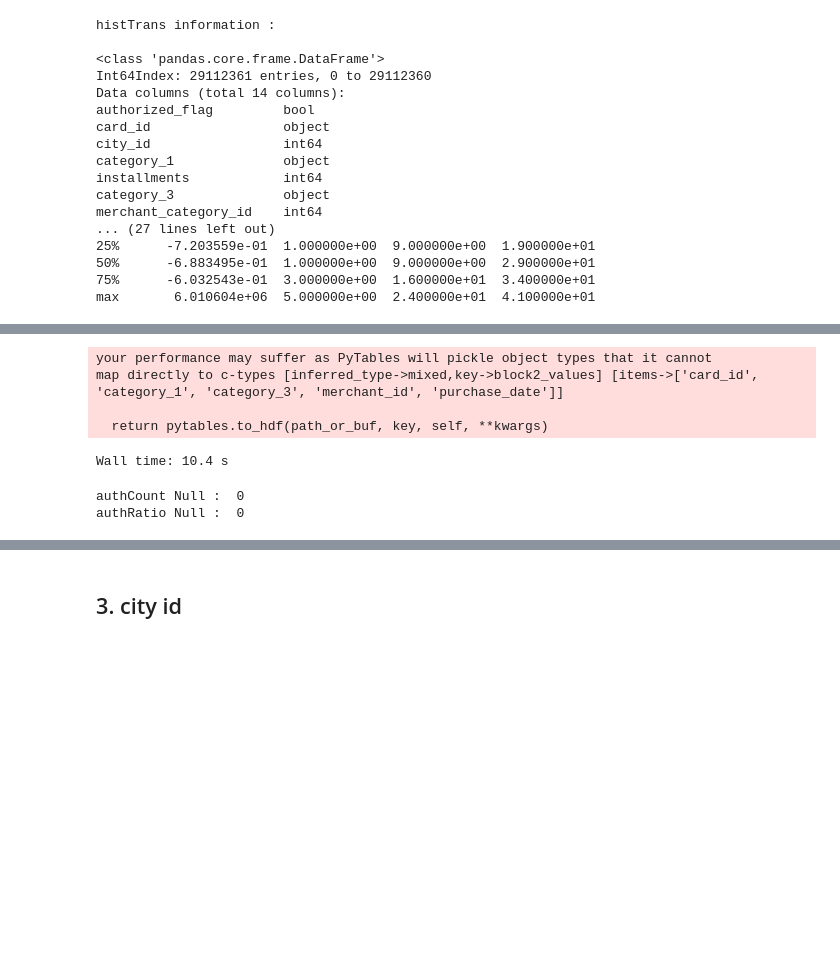
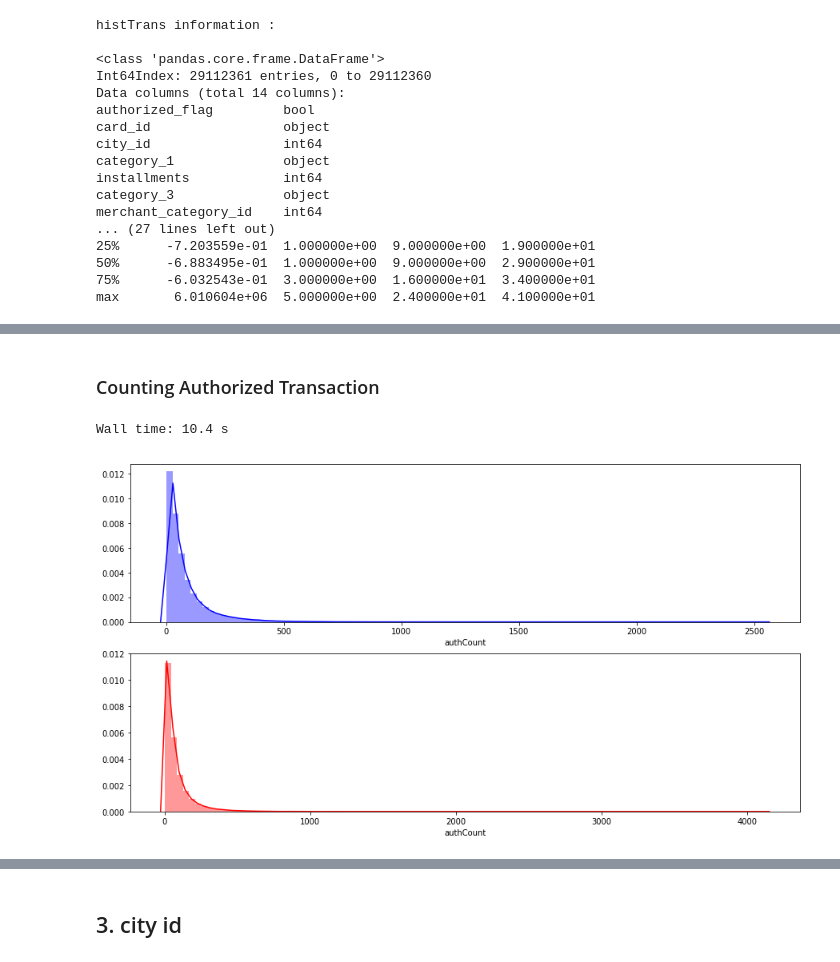
Before and after one commit to LeoHNLee/EloMerchantCategoryRecommendation, a Jupyter notebook: 2-eda-viz/2-historical-transaction.ipynb, the cells around one changed output, grey strips where cells are left out. Cells and saved outputs as stored; diff of their text form; code cells hidden in the pictures; blank space fills up the shorter version.

```diff
--- a/2-eda-viz/2-historical-transaction.ipynb
+++ b/2-eda-viz/2-historical-transaction.ipynb
@@ -91,12 +78,8 @@ N     2516909
 Name: authorized_flag, dtype: int64
 # %%
 histTrans['authorized_flag'] = (histTrans['authorized_flag']=='Y')
-histTrans.to_hdf("../dataset/edaViz/histTrans.h5", key='histTrans', mode='w')
-# %% [output]
-your performance may suffer as PyTables will pickle object types that it cannot
-map directly to c-types [inferred_type->mixed,key->block2_values] [items->['card_id', 'category_1', 'category_3', 'merchant_id', 'purchase_date']]
-
-  return pytables.to_hdf(path_or_buf, key, self, **kwargs)
+# %% [markdown]
+### Counting Authorized Transaction
 # %%
 %%time
 authGroup= histTrans[['card_id', 'authorized_flag']].groupby(['card_id'])
@@ -107,11 +88,9 @@ testLabels['authRatio'] = testLabels['authCount'] / testLabels['transCount']
 # %% [output]
 Wall time: 10.4 s
-# %%
-print('authCount Null : ',trainLabels['authCount'].isna().sum())
-print('authRatio Null : ',testLabels['authRatio'].isna().sum())
-# %% [output]
-authCount Null :  0
-authRatio Null :  0
+# %%
+edaViz.compareTrainTest('authCount', bins=100)
+# %% [output]
+[figure, added]
 # %%
 sns.stripplot(x=trainLabels['authCount'], y=trainLabels['target'], size=2)
 # %% [output]
```
Also changed, not shown: parts of 26 cells of this notebook, 1 other file.
